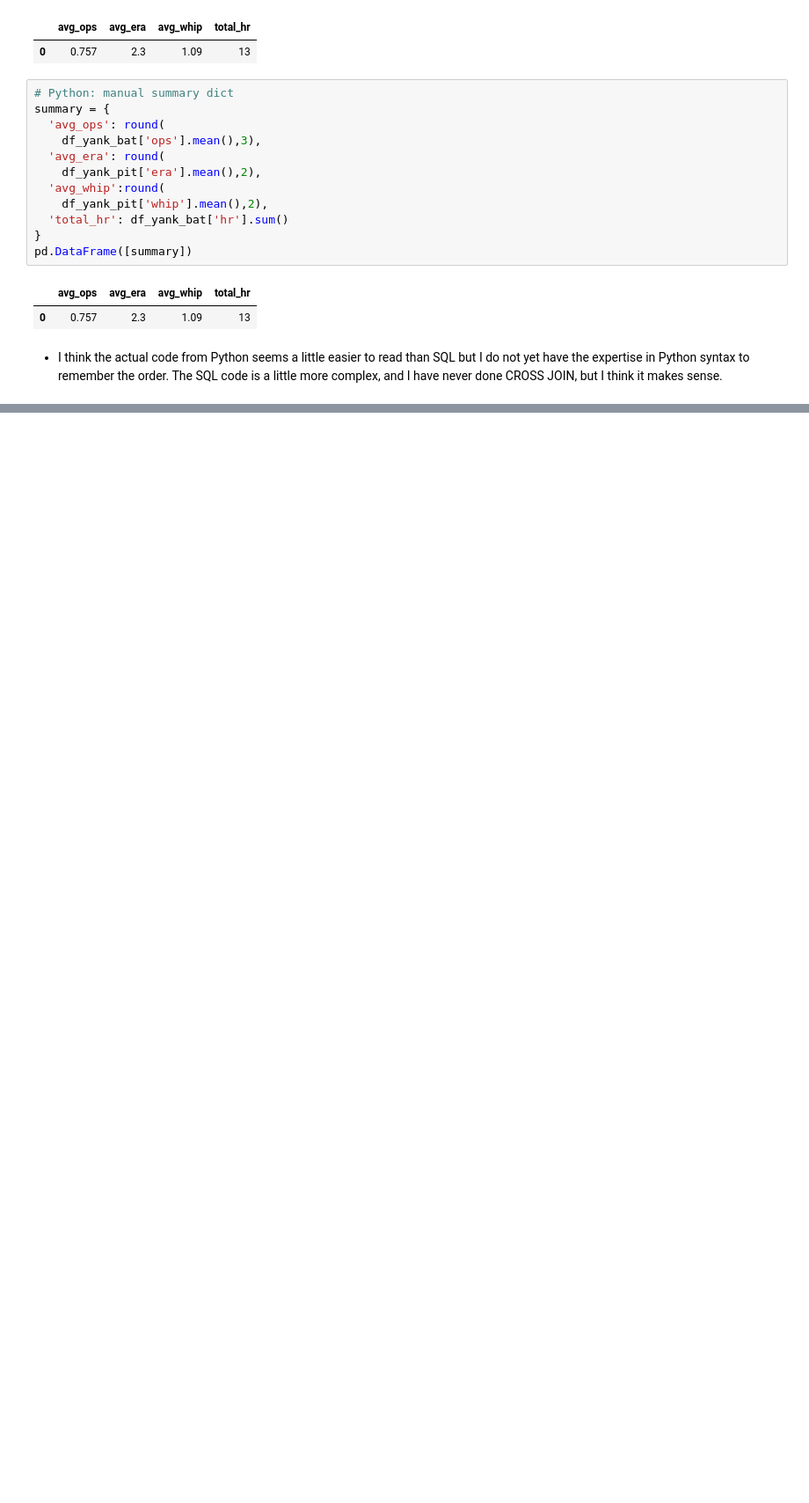
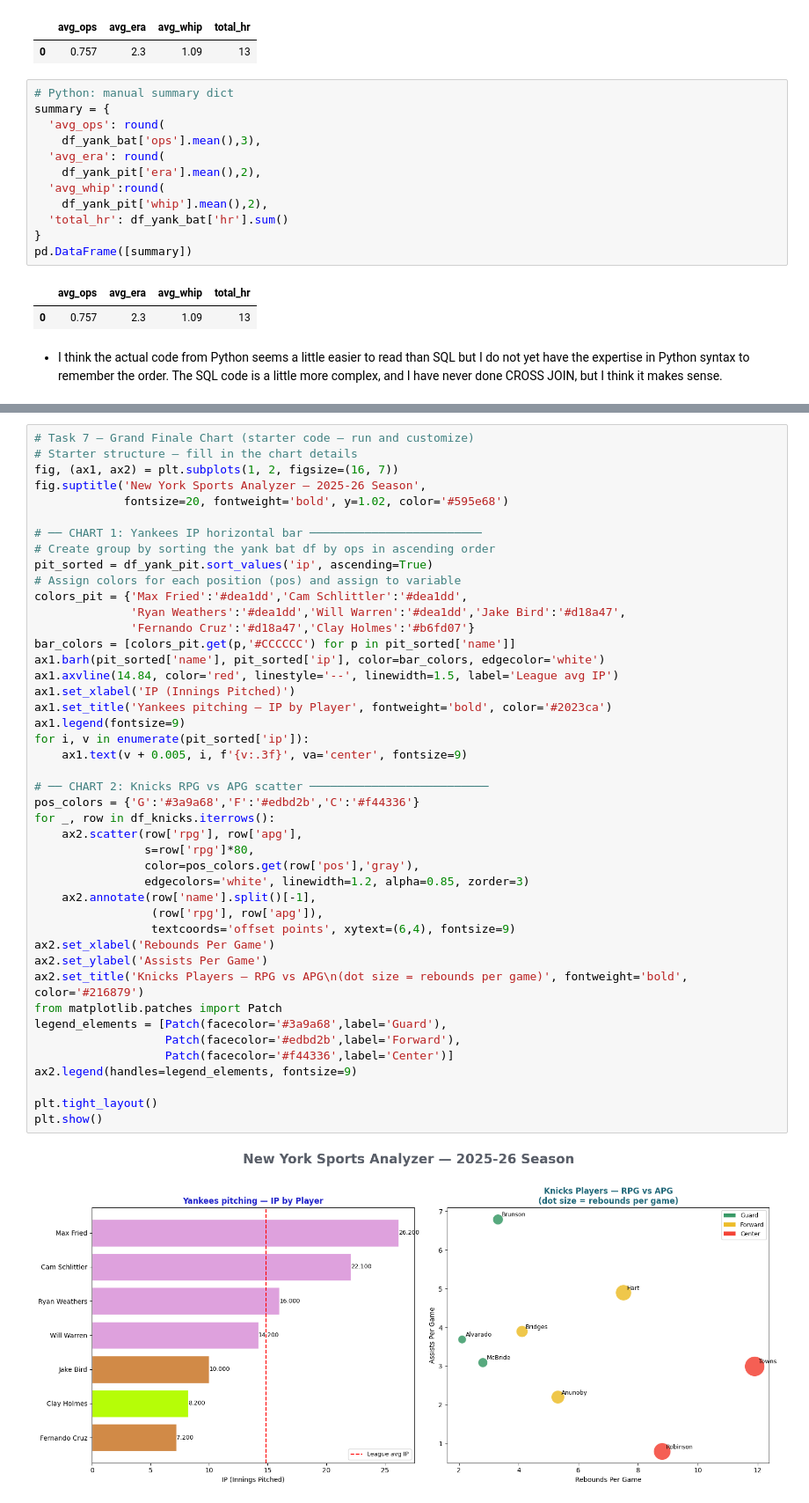
Before and after one commit to 550tealeaves/DATA-70500-working-with-data, a Jupyter notebook: NY_Sports_Analyzer.ipynb, the cells around one changed output, grey strips where cells are left out. Shown at 88% size. Saved outputs shown, nothing was run; the diff lists cells and outputs as text; blank space fills up the shorter version.

```diff
--- a/NY_Sports_Analyzer.ipynb
+++ b/NY_Sports_Analyzer.ipynb
@@ -306,0 +593,46 @@ pd.DataFrame([summary])
+# %%
+# Task 7 — Grand Finale Chart (starter code — run and customize)
+# Starter structure — fill in the chart details
+fig, (ax1, ax2) = plt.subplots(1, 2, figsize=(16, 7))
+fig.suptitle('New York Sports Analyzer — 2025-26 Season',
+             fontsize=20, fontweight='bold', y=1.02, color='#595e68')
+
+# ── CHART 1: Yankees IP horizontal bar ─────────────────────────
+# Create group by sorting the yank bat df by ops in ascending order
+pit_sorted = df_yank_pit.sort_values('ip', ascending=True)
+# Assign colors for each position (pos) and assign to variable
+colors_pit = {'Max Fried':'#dea1dd','Cam Schlittler':'#dea1dd',
+              'Ryan Weathers':'#dea1dd','Will Warren':'#dea1dd','Jake Bird':'#d18a47',
+              'Fernando Cruz':'#d18a47','Clay Holmes':'#b6fd07'}
+bar_colors = [colors_pit.get(p,'#CCCCCC') for p in pit_sorted['name']]
+ax1.barh(pit_sorted['name'], pit_sorted['ip'], color=bar_colors, edgecolor='white')
+ax1.axvline(14.84, color='red', linestyle='--', linewidth=1.5, label='League avg IP')
+ax1.set_xlabel('IP (Innings Pitched)')
+ax1.set_title('Yankees pitching — IP by Player', fontweight='bold', color='#2023ca')
+ax1.legend(fontsize=9)
+for i, v in enumerate(pit_sorted['ip']):
+    ax1.text(v + 0.005, i, f'{v:.3f}', va='center', fontsize=9)
+
+# ── CHART 2: Knicks RPG vs APG scatter ──────────────────────────
+pos_colors = {'G':'#3a9a68','F':'#edbd2b','C':'#f44336'}
+for _, row in df_knicks.iterrows():
+    ax2.scatter(row['rpg'], row['apg'],
+                s=row['rpg']*80,
+                color=pos_colors.get(row['pos'],'gray'),
+                edgecolors='white', linewidth=1.2, alpha=0.85, zorder=3)
+    ax2.annotate(row['name'].split()[-1],
+                 (row['rpg'], row['apg']),
+                 textcoords='offset points', xytext=(6,4), fontsize=9)
+ax2.set_xlabel('Rebounds Per Game')
+ax2.set_ylabel('Assists Per Game')
+ax2.set_title('Knicks Players — RPG vs APG\n(dot size = rebounds per game)', fontweight='bold', color='#216879')
+from matplotlib.patches import Patch
+legend_elements = [Patch(facecolor='#3a9a68',label='Guard'),
+                   Patch(facecolor='#edbd2b',label='Forward'),
+                   Patch(facecolor='#f44336',label='Center')]
+ax2.legend(handles=legend_elements, fontsize=9)
+
+plt.tight_layout()
+plt.show()
+# %% [output]
+[figure, added]
```
Also changed, not shown: parts of 19 cells of this notebook.
